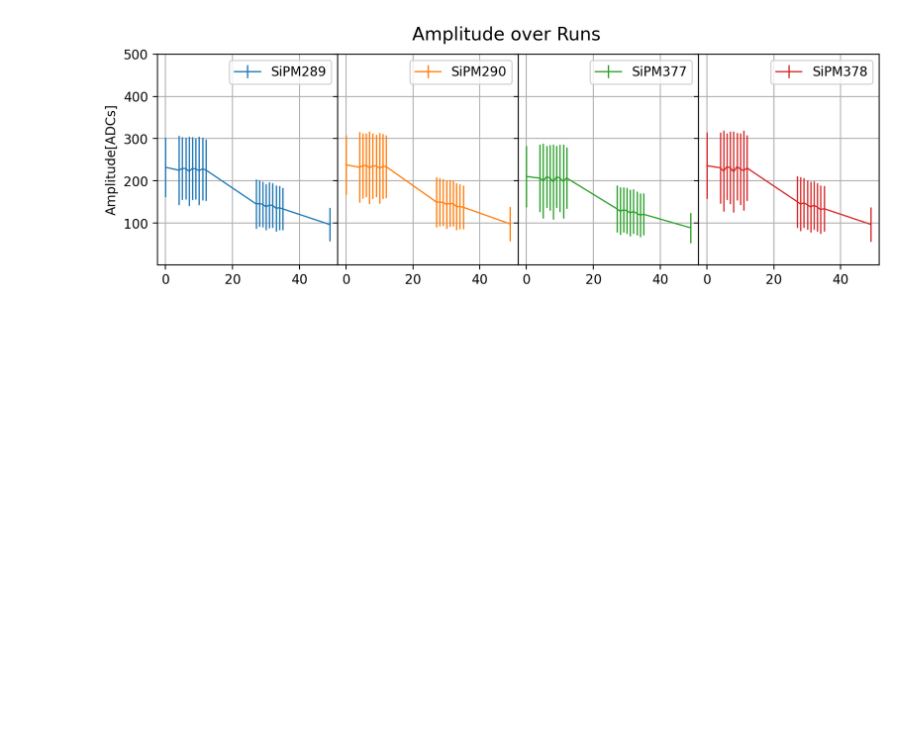
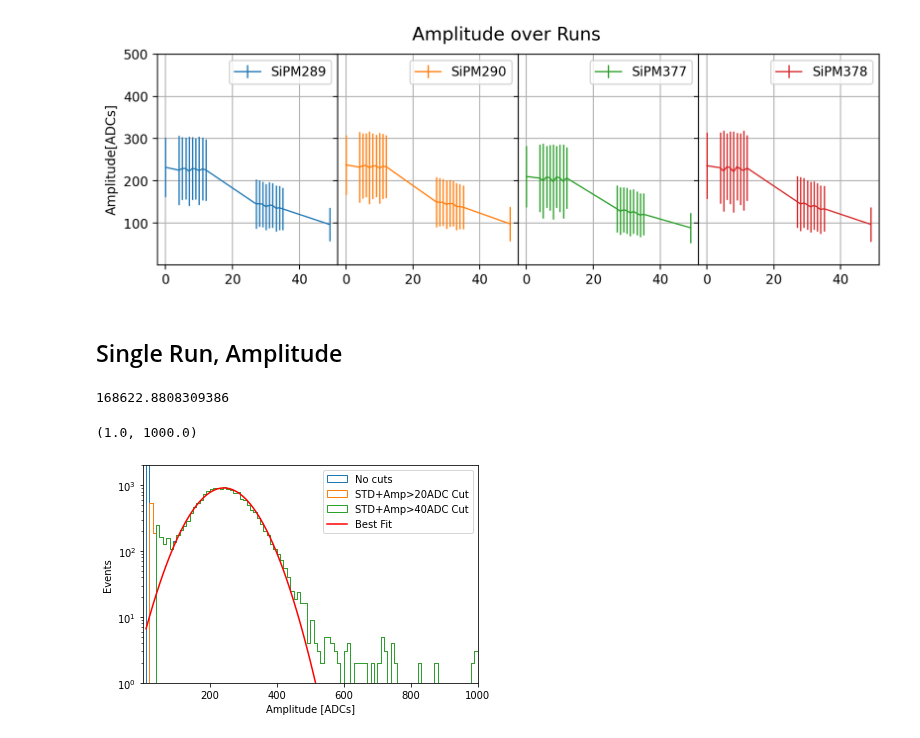
Before and after one commit to CIEMAT-Neutrino/SCINT, a Jupyter notebook: joython/joython_notebooks/Charges.ipynb, the cells around one changed output. Saved outputs shown, nothing was run; the diff lists cells and outputs as text; code cells hidden in the pictures; blank space fills up the shorter version.

```diff
--- a/joython/joython_notebooks/Charges.ipynb
+++ b/joython/joython_notebooks/Charges.ipynb
@@ -137,15 +145,6 @@ plt.ylim([1,1e3])
 # %% [markdown]
 ## Multiple Runs: amplitude
 # %%
-path="/media/rodrigoa/DiscoDuro/SBND_XA_PDE/APSAIA_VIS/joython/"
-Run_props=open_run_properties(0,"../macros/APSAIA_VIS.xlsx")
-Runs=open_runs_table("../macros/APSAIA_VIS.xlsx")
-
-
-# path="/media/rodrigoa/DiscoDuro/SBND_XA_PDE/APSAIA_VUV/joython/"
-# Run_props=open_run_properties(0,"../macros/APSAIA_VUV.xlsx")
-# Runs=open_runs_table("../macros/APSAIA_VUV.xlsx")
-
 Runs=Runs[Runs["Type"]=="Alfa"]
 
 
@@ -203,3 +202,48 @@ axs[0].set_ylabel("Amplitude[ADCs]")
 for ax in axs: ax.set_ylim([2,500])
 # %% [output]
 [figure]
+# %% [markdown]
+## Single Run, Amplitude
+# %%
+# Let's create a function to model and create data
+
+for ch in [0]:
+    r=0;
+    # for run in Runs["Run"].array:
+    for run in [0]:
+        Run_props=open_run_properties(run,"../macros/APSAIA_VUV.xlsx")
+        run_path=path+"run"+str(run).zfill(2)+"/";
+        compress=False
+        Pedestal_vars=open_run_var(run_path,"Pedestal_vars",[ch],compressed=compress)
+        Charge_vars  =open_run_var(run_path ,"Charge_vars" ,[ch],compressed=compress)
+        Peak_vars    =open_run_var(run_path ,"Peak_vars"   ,[ch],compressed=compress)
+
+
+Ped_CUT=Pedestal_vars[0]["STD"]<6
+
+plt.hist(Peak_vars[0]["Peak"]                                 ,100,[0,1e3],histtype="step");
+plt.hist(Peak_vars[0]["Peak"][Ped_CUT*Peak_vars[0]["Peak"]>20],100,[0,1e3],histtype="step");
+plt.hist(Peak_vars[0]["Peak"][Ped_CUT*Peak_vars[0]["Peak"]>40],100,[0,1e3],histtype="step");
+counts,bins=np.histogram(Peak_vars[0]["Peak"][Ped_CUT*Peak_vars[0]["Peak"]>40],100,[0,1e3]);
+
+std=np.std(Peak_vars[0]["Peak"][Ped_CUT*Peak_vars[0]["Peak"]>40])
+
+popt, pcov = curve_fit(gauss, bins[1:], counts,p0=[max(counts),bins[np.argmax(counts)],std])
+
+
+print(sum(gauss(np.arange(0,1e8),popt[0], popt[1], popt[2])) )
+
+ym = gauss(bins[1:], popt[0], popt[1], popt[2])
+plt.plot  (bins[1:], ym, c='r', label='Best fit')
+
+plt.semilogy()
+
+plt.legend(["No cuts","STD+Amp>20ADC Cut","STD+Amp>40ADC Cut","Best Fit"])
+plt.xlabel("Amplitude [ADCs]")
+plt.ylabel("Events")
+plt.ylim([1,2e3])
+plt.xlim([1,1e3])
+# %% [output]
+168622.8808309386
+(1.0, 1000.0)
+[figure, added]
```
Also changed, not shown: parts of 4 cells of this notebook, 4 other files.
